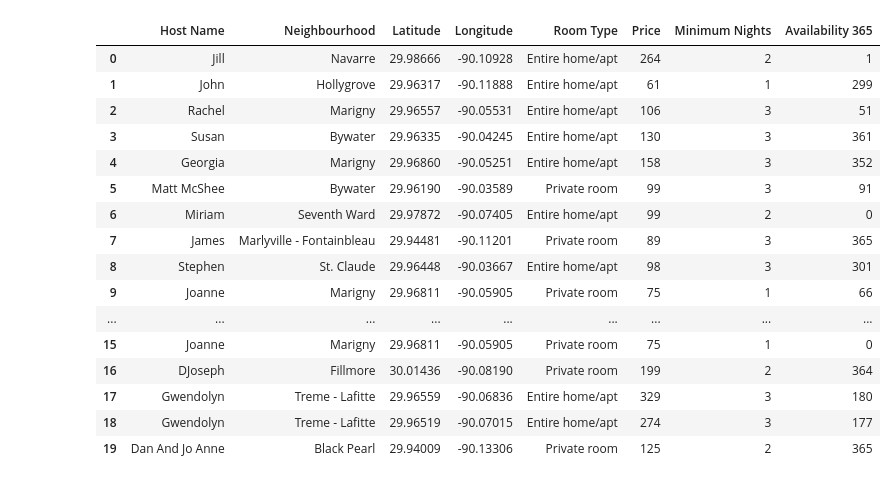
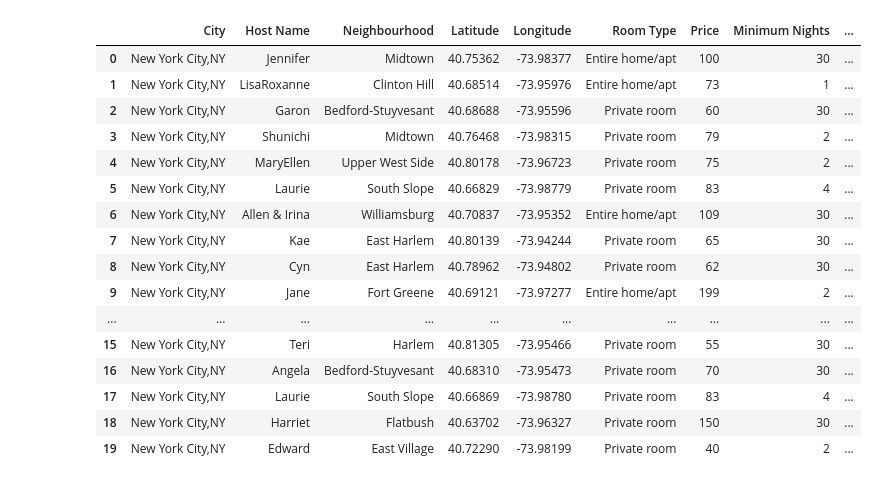
Before and after one commit to JorgeArV/Travel_Destinations, a Jupyter notebook: Extract_and_Load/US Airbnb Listings.ipynb, the cells around one changed output. Cells and saved outputs as stored; diff of their text form; code cells hidden in the pictures.

Commit message:
Added City column in US Airbnb Listings file

```diff
--- a/Extract_and_Load/US Airbnb Listings.ipynb
+++ b/Extract_and_Load/US Airbnb Listings.ipynb
@@ -525,4 +492,4 @@ TwinCitiesOriginal.head()
 # %%
-TwinCities = TwinCitiesOriginal[['Host Name','Neighbourhood','Latitude','Longitude','Room Type','Price','Minimum Nights','Availability 365']]
+TwinCities = TwinCitiesOriginal[['City','Host Name','Neighbourhood','Latitude','Longitude','Room Type','Price','Minimum Nights','Availability 365']]
 TwinCities.head()
 # %% [output]
@@ -535,5 +502,5 @@ TwinCities.head()
 # %%
-WashingtonDCOriginal = pd.read_csv('Washington D.C..csv')
+WashingtonDCOriginal = pd.read_csv('../Resources/Washington D.C..csv')
 WashingtonDCOriginal.head()
 # %% [output]
 |  | id | name | host_id | host_name | neighbourhood_group | neighbourhood | latitude | longitude | ... |
@@ -560,7 +527,9 @@ WashingtonDCOriginal.head()
 | 2 | 4197 | Bedroom in DC 2 blocks to Metro | 5061 | Sandra | NaN | Capitol Hill, Lincoln Park | 38.88791 | -76.99668 | ... |
 | 3 | 4529 | Bertina's House Part One | 5803 | Bertina'S House | NaN | Eastland Gardens, Kenilworth | 38.90645 | -76.94305 | ... |
 | 4 | 4967 | DC, Near Metro | 7086 | Seveer | NaN | Edgewood, Bloomingdale, Truxton C... | 38.91409 | -76.99368 | ... |
+# %%
+WashingtonDCOriginal["City"] = "Washington,DC"
 # %%
-WashingtonDC = WashingtonDCOriginal[['Host Name','Neighbourhood','Latitude','Longitude','Room Type','Price','Minimum Nights','Availability 365']]
+WashingtonDC = WashingtonDCOriginal[['City','Host Name','Neighbourhood','Latitude','Longitude','Room Type','Price','Minimum Nights','Availability 365']]
 WashingtonDC.head()
 # %% [output]
@@ -573,23 +542,23 @@ WashingtonDC.head()
 # %%
-USAirbnb = pd.concat([NewOrleans, NewYork, Oakland, PacificGrove, Portland, RhodeIsland, Salem, SanDiego, SanFrancisco, SanMateoCounty, SantaClaraCounty, SantaCruzCounty, Seattle, TwinCities, WashingtonDC])
+USAirbnb = pd.concat([NewYork, Oakland, PacificGrove, Portland, RhodeIsland, Salem, SanDiego, SanFrancisco, SanMateoCounty, SantaClaraCounty, SantaCruzCounty, Seattle, TwinCities, WashingtonDC])
 USAirbnb.head(20)
 # %% [output]
-|  | Host Name | Neighbourhood | Latitude | Longitude | Room Type | Price | Minimum Nights | Availability 365 |
-| 0 | Jill | Navarre | 29.98666 | -90.10928 | Entire home/apt | 264 | 2 | 1 |
-| 1 | John | Hollygrove | 29.96317 | -90.11888 | Entire home/apt | 61 | 1 | 299 |
-| 2 | Rachel | Marigny | 29.96557 | -90.05531 | Entire home/apt | 106 | 3 | 51 |
-| 3 | Susan | Bywater | 29.96335 | -90.04245 | Entire home/apt | 130 | 3 | 361 |
-| 4 | Georgia | Marigny | 29.96860 | -90.05251 | Entire home/apt | 158 | 3 | 352 |
-| 5 | Matt McShee | Bywater | 29.96190 | -90.03589 | Private room | 99 | 3 | 91 |
-| 6 | Miriam | Seventh Ward | 29.97872 | -90.07405 | Entire home/apt | 99 | 2 | 0 |
-| 7 | James | Marlyville - Fontainbleau | 29.94481 | -90.11201 | Private room | 89 | 3 | 365 |
-| 8 | Stephen | St. Claude | 29.96448 | -90.03667 | Entire home/apt | 98 | 3 | 301 |
-| 9 | Joanne | Marigny | 29.96811 | -90.05905 | Private room | 75 | 1 | 66 |
-| ... | ... | ... | ... | ... | ... | ... | ... | ... |
-| 15 | Joanne | Marigny | 29.96811 | -90.05905 | Private room | 75 | 1 | 0 |
-| 16 | DJoseph | Fillmore | 30.01436 | -90.08190 | Private room | 199 | 2 | 364 |
-| 17 | Gwendolyn | Treme - Lafitte | 29.96559 | -90.06836 | Entire home/apt | 329 | 3 | 180 |
-| 18 | Gwendolyn | Treme - Lafitte | 29.96519 | -90.07015 | Entire home/apt | 274 | 3 | 177 |
-| 19 | Dan And Jo Anne | Black Pearl | 29.94009 | -90.13306 | Private room | 125 | 2 | 365 |
+|  | City | Host Name | Neighbourhood | Latitude | Longitude | Room Type | Price | Minimum Nights | ... |
+| 0 | New York City,NY | Jennifer | Midtown | 40.75362 | -73.98377 | Entire home/apt | 100 | 30 | ... |
+| 1 | New York City,NY | LisaRoxanne | Clinton Hill | 40.68514 | -73.95976 | Entire home/apt | 73 | 1 | ... |
+| 2 | New York City,NY | Garon | Bedford-Stuyvesant | 40.68688 | -73.95596 | Private room | 60 | 30 | ... |
+| 3 | New York City,NY | Shunichi | Midtown | 40.76468 | -73.98315 | Private room | 79 | 2 | ... |
+| 4 | New York City,NY | MaryEllen | Upper West Side | 40.80178 | -73.96723 | Private room | 75 | 2 | ... |
+| 5 | New York City,NY | Laurie | South Slope | 40.66829 | -73.98779 | Private room | 83 | 4 | ... |
+| 6 | New York City,NY | Allen & Irina | Williamsburg | 40.70837 | -73.95352 | Entire home/apt | 109 | 30 | ... |
+| 7 | New York City,NY | Kae | East Harlem | 40.80139 | -73.94244 | Private room | 65 | 30 | ... |
+| 8 | New York City,NY | Cyn | East Harlem | 40.78962 | -73.94802 | Private room | 62 | 30 | ... |
+| 9 | New York City,NY | Jane | Fort Greene | 40.69121 | -73.97277 | Entire home/apt | 199 | 2 | ... |
+| ... | ... | ... | ... | ... | ... | ... | ... | ... | ... |
+| 15 | New York City,NY | Teri | Harlem | 40.81305 | -73.95466 | Private room | 55 | 30 | ... |
+| 16 | New York City,NY | Angela | Bedford-Stuyvesant | 40.68310 | -73.95473 | Private room | 70 | 30 | ... |
+| 17 | New York City,NY | Laurie | South Slope | 40.66869 | -73.98780 | Private room | 83 | 4 | ... |
+| 18 | New York City,NY | Harriet | Flatbush | 40.63702 | -73.96327 | Private room | 150 | 30 | ... |
+| 19 | New York City,NY | Edward | East Village | 40.72290 | -73.98199 | Private room | 40 | 2 | ... |
 # %%
 USAirbnb.to_csv('USCityAirbnb.csv')
```
Also changed, not shown: parts of 84 cells of this notebook, 1 other file.
